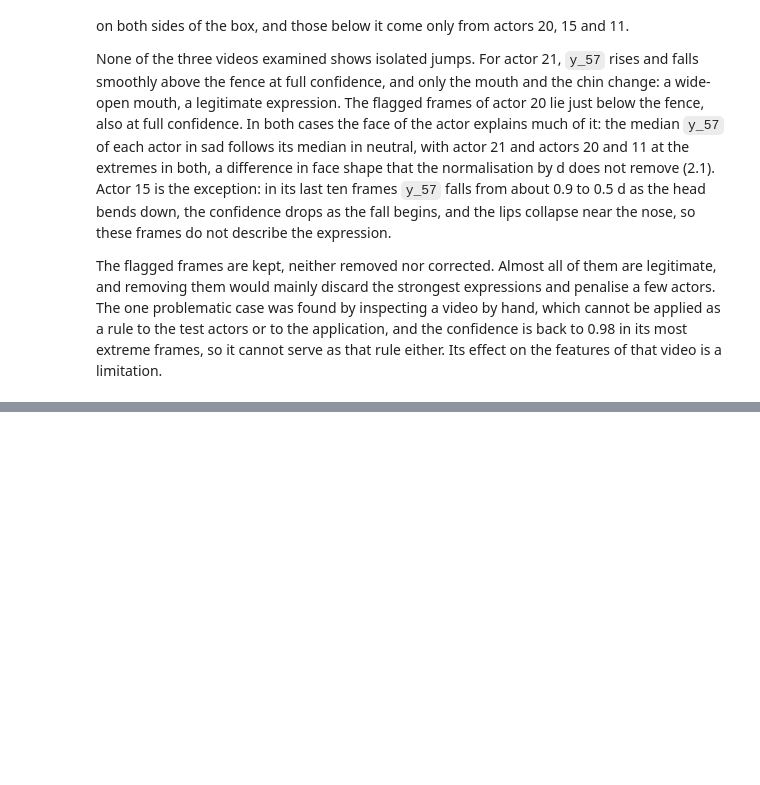
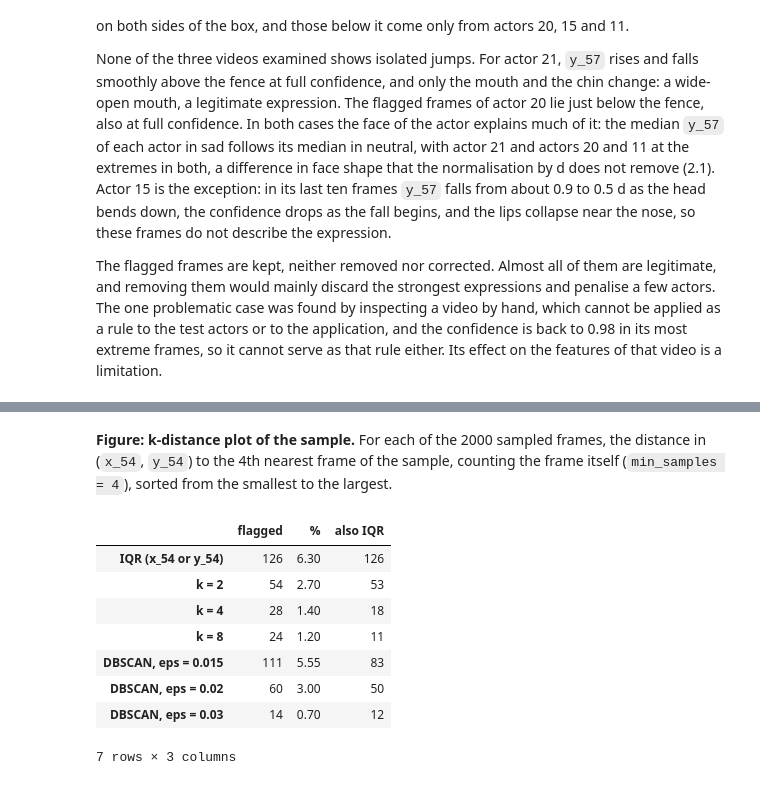
Before and after one commit to migasantunes/Emotion_Recognition, a Jupyter notebook: notebooks/02_quality.ipynb, the cells around one changed output, grey strips where cells are left out. Saved outputs shown, nothing was run; the diff lists cells and outputs as text; code cells hidden in the pictures; blank space fills up the shorter version.

```diff
--- a/notebooks/02_quality.ipynb
+++ b/notebooks/02_quality.ipynb
@@ -477,0 +561,30 @@ The flagged frames are kept, neither removed nor corrected. Almost all of them a
+# %% [markdown]
+**Figure: k-distance plot of the sample.** For each of the 2000 sampled frames, the distance in (`x_54`, `y_54`) to the 4th nearest frame of the sample, counting the frame itself (`min_samples = 4`), sorted from the smallest to the largest.
+# %%
+pos = df_d.index.get_indexer(sample.index)  # where each sampled frame is in df_d
+
+# _s = restricted to the sample of 2000 frames
+# IQR and k-means flags of 2.4, kept only for the sampled frames
+flags_s = {name: f[pos] for name, f in flags.items()}
+labels_db = {}  # cluster of each sampled frame, for the plots
+for eps in (0.015, 0.02, 0.03):
+    flags_s[f"DBSCAN, eps = {eps}"], labels_db[eps] = outl.dbscan_flags(X_s, eps)
+
+iqr_s = flags_s["IQR (x_54 or y_54)"]
+# each column: one value per method, going through the dict (name = method, f = its True/False flags)
+comparison_s = pd.DataFrame({
+    "flagged": {name: f.sum() for name, f in flags_s.items()},
+    "%": {name: 100 * f.mean() for name, f in flags_s.items()},
+    "also IQR": {name: (f & iqr_s).sum() for name, f in flags_s.items()},  # flagged by both
+})
+comparison_s.round(2)
+# %% [output]
+|  | flagged | % | also IQR |
+| IQR (x_54 or y_54) | 126 | 6.30 | 126 |
+| k = 2 | 54 | 2.70 | 53 |
+| k = 4 | 28 | 1.40 | 18 |
+| k = 8 | 24 | 1.20 | 11 |
+| DBSCAN, eps = 0.015 | 111 | 5.55 | 83 |
+| DBSCAN, eps = 0.02 | 60 | 3.00 | 50 |
+| DBSCAN, eps = 0.03 | 14 | 0.70 | 12 |
+7 rows × 3 columns
```
Also changed, not shown: parts of 14 cells of this notebook, 2 other files.
